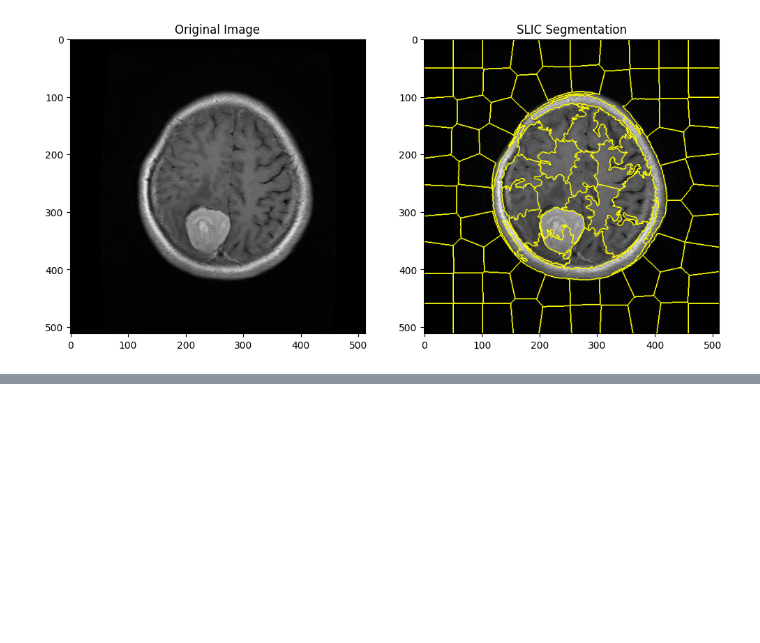
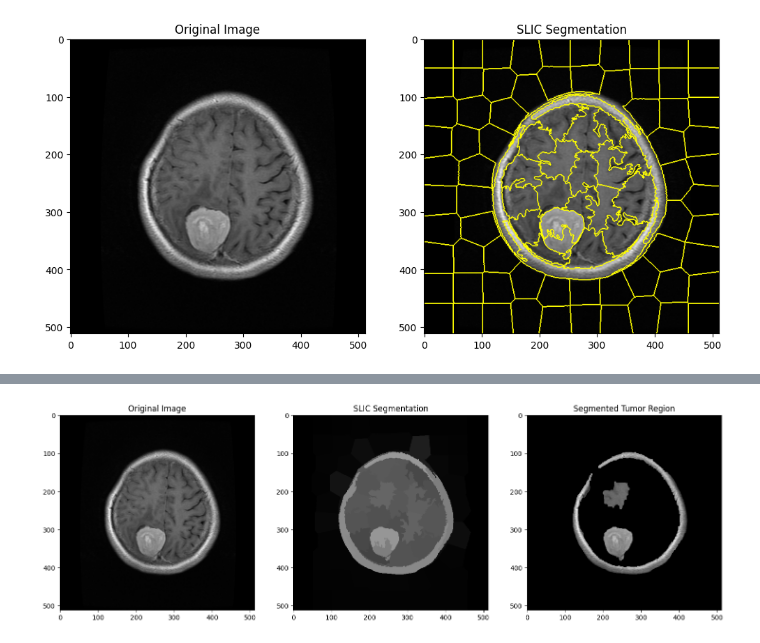
Before and after one commit to waiee/Brain-Tumor-Segmentation, a Jupyter notebook: main.ipynb, the cells around one changed output, grey strips where cells are left out. Drawn from its saved outputs; the diff is of its cells as text; code cells hidden in the pictures; blank space fills up the shorter version.

```diff
--- a/main.ipynb
+++ b/main.ipynb
@@ -109,0 +93,100 @@ ValueError: channel_axis=-1 indicates multichannel, which is not supported for a
+# %%
+# import cv2
+# import numpy as np
+# from skimage.segmentation import slic
+# import matplotlib.pyplot as plt
+
+# # Read the image
+# img = cv2.imread('C:/Users/user/Downloads/final year sem 1/VIP/project/brain tumor dataset/images/181.png', cv2.IMREAD_COLOR)
+
+# # Convert the image from BGR to RGB (for display with matplotlib)
+# img_rgb = cv2.cvtColor(img, cv2.COLOR_BGR2RGB)
+
+# # Perform SLIC segmentation
+# segments = slic(img, n_segments=100, compactness=10)
+
+# # Create a mask using the segments
+# mask = np.zeros_like(img)
+# for seg_val in np.unique(segments):
+#     mask[segments == seg_val] = np.mean(img[segments == seg_val], axis=(0, 1))
+
+# # Convert the mask to HSV color space for better tumor color representation
+# hsv_mask = cv2.cvtColor(mask, cv2.COLOR_BGR2HSV)
+
+# # Define lower and upper bounds for tumor color in HSV
+# lower_bound = np.array([0, 0, 100], dtype=np.uint8)
+# upper_bound = np.array([255, 255, 255], dtype=np.uint8)
+
+# # Threshold the image to extract the tumor region
+# tumor_mask = cv2.inRange(hsv_mask, lower_bound, upper_bound)
+
+# # Apply the binary mask to the original image
+# segmented_image = cv2.bitwise_and(img_rgb, img_rgb, mask=tumor_mask)
+
+# # Display the original image, SLIC segmentation result, and segmented tumor region
+# fig, ax = plt.subplots(1, 3, figsize=(18, 6))
+
+# ax[0].imshow(img_rgb)
+# ax[0].set_title('Original Image')
+
+# ax[1].imshow(mask)
+# ax[1].set_title('SLIC Segmentation')
+
+# ax[2].imshow(segmented_image)
+# ax[2].set_title('Segmented Tumor Region')
+
+# plt.show()
+
+
+import cv2
+import numpy as np
+from skimage.segmentation import slic
+import matplotlib.pyplot as plt
+
+# Read the image
+img = cv2.imread('C:/Users/user/Downloads/final year sem 1/VIP/project/brain tumor dataset/images/181.png', cv2.IMREAD_COLOR)
+
+# Convert the image from BGR to RGB (for display with matplotlib)
+img_rgb = cv2.cvtColor(img, cv2.COLOR_BGR2RGB)
+
+# Perform SLIC segmentation
+segments = slic(img, n_segments=100, compactness=10)
+
+# Create a mask using the segments
+mask = np.zeros_like(img)
+for seg_val in np.unique(segments):
+    mask[segments == seg_val] = np.mean(img[segments == seg_val], axis=(0, 1))
+
+# Convert the mask to HSV color space for better tumor color representation
+hsv_mask = cv2.cvtColor(mask, cv2.COLOR_BGR2HSV)
+
+# Define lower and upper bounds for tumor color in HSV
+lower_bound = np.array([0, 0, 100], dtype=np.uint8)
+upper_bound = np.array([255, 255, 255], dtype=np.uint8)
+
+# Threshold the image to extract the tumor region
+tumor_mask = cv2.inRange(hsv_mask, lower_bound, upper_bound)
+
+# Apply morphological operations to refine the segmentation
+kernel = np.ones((5, 5), np.uint8)
+tumor_mask = cv2.morphologyEx(tumor_mask, cv2.MORPH_CLOSE, kernel)
+tumor_mask = cv2.morphologyEx(tumor_mask, cv2.MORPH_OPEN, kernel)
+
+# Apply the binary mask to the original image
+segmented_image = cv2.bitwise_and(img_rgb, img_rgb, mask=tumor_mask)
+
+# Display the original image, SLIC segmentation result, and segmented tumor region
+fig, ax = plt.subplots(1, 3, figsize=(18, 6))
+
+ax[0].imshow(img_rgb)
+ax[0].set_title('Original Image')
+
+ax[1].imshow(mask)
+ax[1].set_title('SLIC Segmentation')
+
+ax[2].imshow(segmented_image)
+ax[2].set_title('Segmented Tumor Region')
+
+plt.show()
+# %% [output]
+[figure, added]
```
Also changed, not shown: parts of 2 cells of this notebook.
